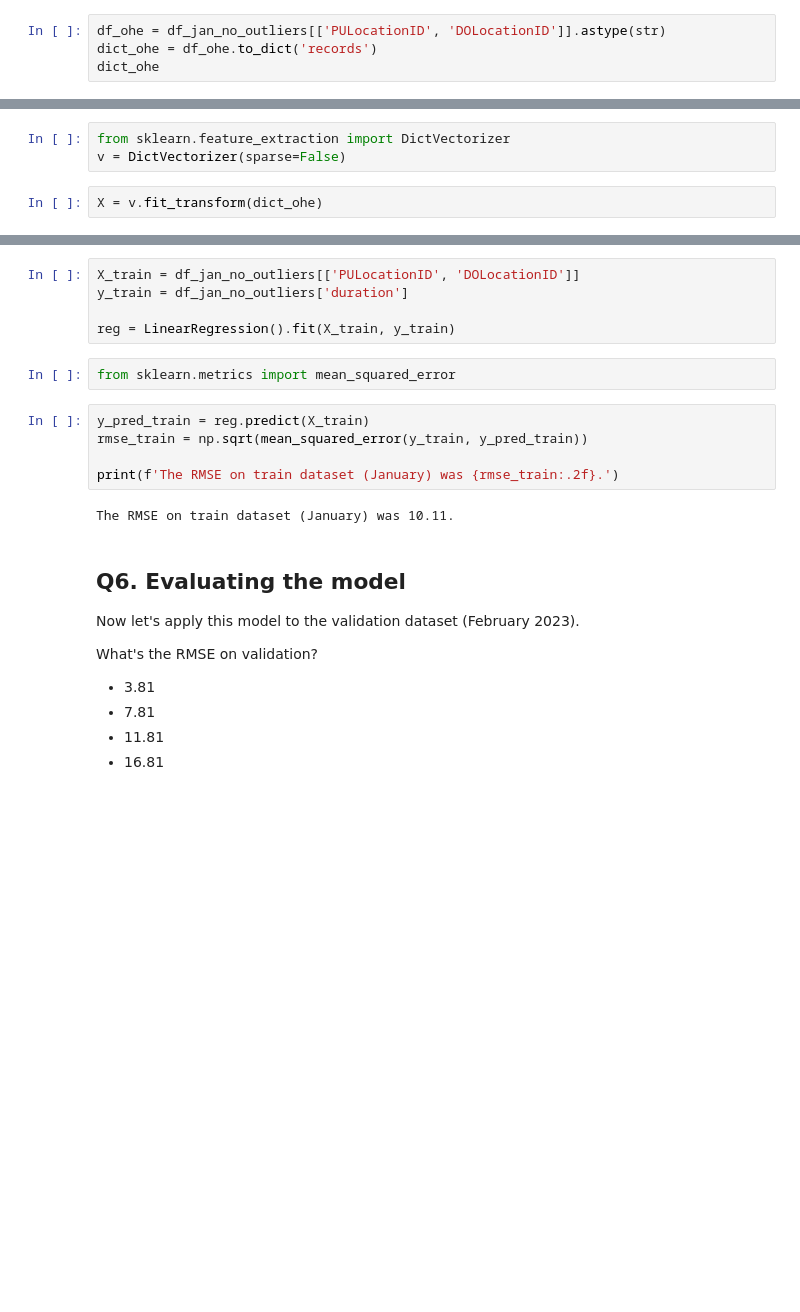
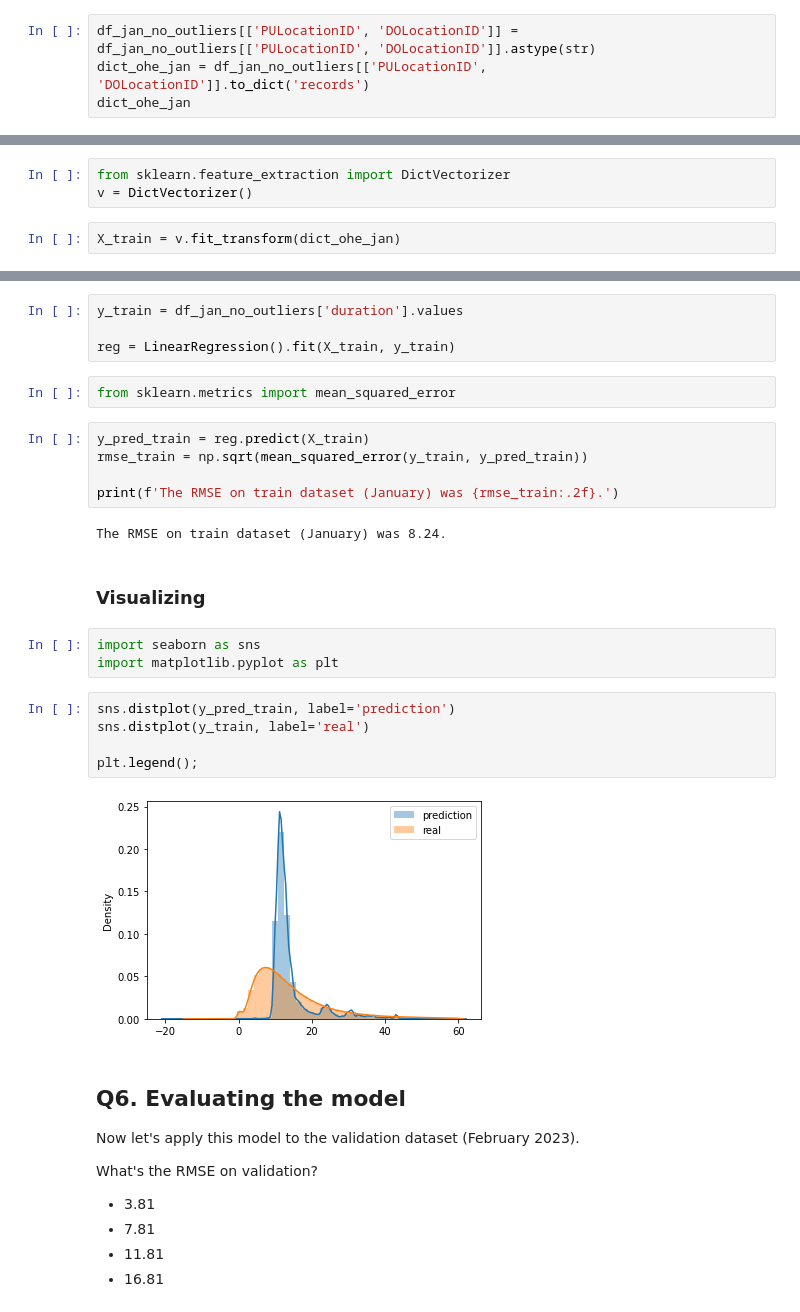
Before and after one commit to sch-paulo/mlops-zoomcamp, a Jupyter notebook: 01-intro/homework.ipynb, the cells around one changed output, grey strips where cells are left out. Saved outputs shown, nothing was run; the diff lists cells and outputs as text; blank space fills up the shorter version.

```diff
--- a/01-intro/homework.ipynb
+++ b/01-intro/homework.ipynb
@@ -107,7 +107,7 @@ df_jan_no_outliers['DOLocationID'].nunique()
 # %% [output]
 261
 # %%
-df_ohe = df_jan_no_outliers[['PULocationID', 'DOLocationID']].astype(str)
-dict_ohe = df_ohe.to_dict('records')
-dict_ohe
+df_jan_no_outliers[['PULocationID', 'DOLocationID']] = df_jan_no_outliers[['PULocationID', 'DOLocationID']].astype(str)
+dict_ohe_jan = df_jan_no_outliers[['PULocationID', 'DOLocationID']].to_dict('records')
+dict_ohe_jan
 # %% [output]
@@ -131,5 +136,5 @@ dict_ohe
 # %%
 from sklearn.feature_extraction import DictVectorizer
-v = DictVectorizer(sparse=False)
+v = DictVectorizer()
 # %%
-X = v.fit_transform(dict_ohe)
+X_train = v.fit_transform(dict_ohe_jan)
@@ -156,8 +159,7 @@ What's the RMSE on train?
 # %%
 from sklearn.linear_model import LinearRegression
 # %%
-X_train = df_jan_no_outliers[['PULocationID', 'DOLocationID']]
-y_train = df_jan_no_outliers['duration']
+y_train = df_jan_no_outliers['duration'].values
 
 reg = LinearRegression().fit(X_train, y_train)
 # %%
@@ -168,7 +170,19 @@ rmse_train = np.sqrt(mean_squared_error(y_train, y_pred_train))
 
 print(f'The RMSE on train dataset (January) was {rmse_train:.2f}.')
 # %% [output]
-The RMSE on train dataset (January) was 10.11.
+The RMSE on train dataset (January) was 8.24.
+# %% [markdown]
+### Visualizing
+# %%
+import seaborn as sns
+import matplotlib.pyplot as plt
+# %%
+sns.distplot(y_pred_train, label='prediction')
+sns.distplot(y_train, label='real')
+
+plt.legend();
+# %% [output]
+[figure, added]
 # %% [markdown]
 ## Q6. Evaluating the model
 
```
Also changed, not shown: parts of 7 cells of this notebook.
